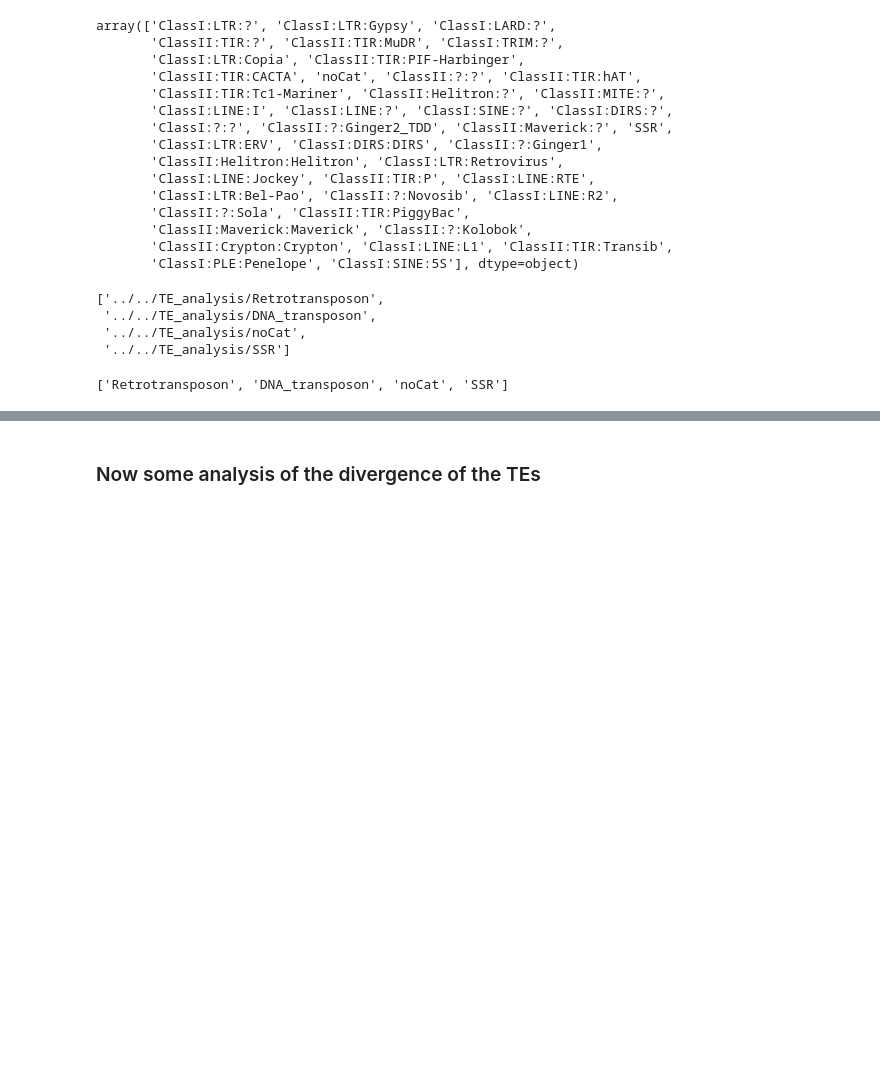
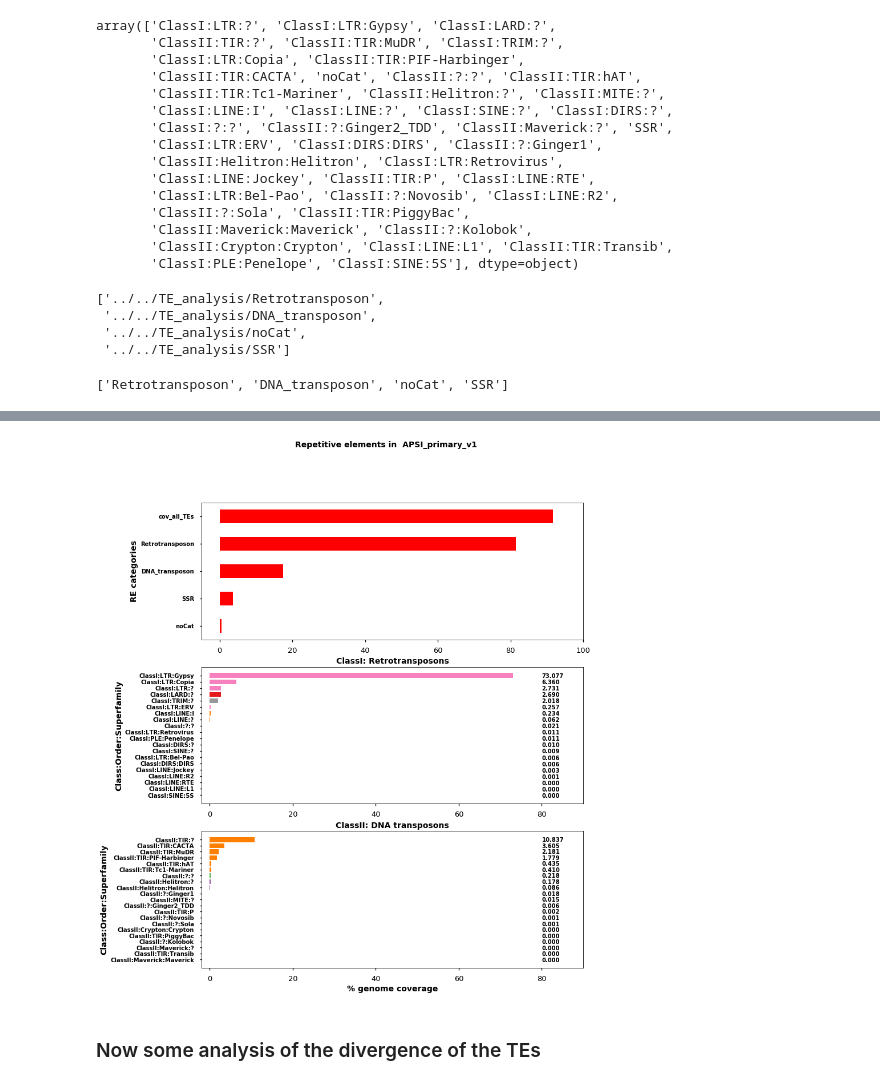
Before and after one commit to Team-Schwessinger/TE_myrtle_rust, a Jupyter notebook: notebooks/MRv01_TE_filtering_and_summary.ipynb, the cells around one changed output, grey strips where cells are left out. Saved outputs shown, nothing was run; the diff lists cells and outputs as text; code cells hidden in the pictures; blank space fills up the shorter version.

```diff
--- a/notebooks/MRv01_TE_filtering_and_summary.ipynb
+++ b/notebooks/MRv01_TE_filtering_and_summary.ipynb
@@ -762,3 +765,7 @@ cov_per_superfamily_df['Class:Order:Superfamily'] = cov_per_superfamily_df.index
 cov_per_superfamily_df['Class'] = cov_per_superfamily_df.apply(lambda row: TE_classification_filter(row['Class:Order:Superfamily'], 0), axis=1)
 cov_per_superfamily_df['Order'] = cov_per_superfamily_df.apply(lambda row: TE_classification_filter(row['Class:Order:Superfamily'], 1), axis=1)
 cov_per_superfamily_df['Superfamily'] = cov_per_superfamily_df.apply(lambda row: TE_classification_filter(row['Class:Order:Superfamily'], 2), axis=1)
+# %%
+cov_per_class_df = pd.DataFrame.from_dict(class_cov_dict).T
+cov_per_class_df.rename(columns={0: 'bp'}, inplace=True)
+cov_per_class_df['%'] = cov_per_class_df['bp']/genome_size*100
@@ -808,10 +794,0 @@ cov_per_order_df['%'] = round(cov_per_order_df['bp']/genome_size*100, 3)
-# %%
-cov_per_class['cov_all_TEs'] = cov_all_TEs
-cov_per_class_df = cov_per_class.T
-cov_per_class_df.rename(columns={1: 'bp'}, inplace=True)
-
-cov_per_class_df['%'] = round(cov_per_class_df['bp']/genome_size*100, 3)
-# %%
-cov_per_class_df.rename(index={'cov_all_TEs': 'Total RE coverage'}, inplace=True)
-# %%
-cov_per_class_df.sort_values('bp', ascending=True, inplace=True)
@@ -820,7 +795,7 @@ cov_per_class_df
 # %%
 plt.style.use('seaborn-talk')
 fig, (ax0, ax1, ax2) = plt.subplots(nrows=3, ncols=1, figsize=(12,15))
-fig.suptitle("Repetitive elements in P. striformis f. sp. tritici %s" % genome, fontsize=14, fontweight = 'bold')
+fig.suptitle("Repetitive elements in  %s" % genome, fontsize=14, fontweight = 'bold')
 
 #color cycle from color blind people
 CB_color_cycle = ['#377eb8', '#ff7f00', '#4daf4a',
@@ -828,8 +803,9 @@ CB_color_cycle = ['#377eb8', '#ff7f00', '#4daf4a',
 '#999999', '#e41a1c', '#dede00']
 
 #plot the overall genome coverage by repetitive element category
+cov_per_class_df.sort_values(['%'], inplace=True)
 cov_per_class_df.plot(kind='barh', y='%', ax=ax0,  color='r')
-ax0.set_xlim([-5,60])
+ax0.set_xlim([-5,100])
 ax0.legend().set_visible(False)
 ax0.set_yticklabels(list(cov_per_class_df.index),fontsize=10, fontweight='bold')
 ax0.set_ylabel(ylabel='RE categories', fontsize=14, fontweight='bold')
@@ -837,6 +813,7 @@ ax0.set_ylabel(ylabel='RE categories', fontsize=14, fontweight='bold')
 #plot class I
 classI_df = cov_per_superfamily_df[cov_per_superfamily_df['Class'] == 'Retrotransposon'].sort_values('%',\
                                                             ascending=True)
+classI_df.drop('Retrotransposon', inplace = True)
 #pick out the colors to do color matching on the order level
 tmp_cn = len(classI_df['Order'].unique())
 tmp_colors = CB_color_cycle[0:tmp_cn]
@@ -845,7 +822,7 @@ classI_df['Color'] = classI_df['Order'].apply(lambda x: tmp_col_dict[x])
 ax1.barh(np.arange(len(classI_df.index)), classI_df['%'],
         color=classI_df['Color'], ecolor='black')
 ax1.set_yticks(np.arange(len(classI_df.index)))
-ax1.set_xlim([-2,25])
+ax1.set_xlim([-2,90])
 ax1.set_yticklabels(list(classI_df.index),fontsize=10, fontweight='bold')
 ax1.set_ylabel(ylabel='Class:Order:Superfamily', fontsize=14, fontweight='bold')
 ax1.set_title('ClassI: Retrotransposons', fontsize=14, fontweight='bold')
@@ -853,42 +830,45 @@ ax1.set_title('ClassI: Retrotransposons', fontsize=14, fontweight='bold')
 #add tick lables
 
 for p, value in zip(ax1.patches, classI_df['%']):
-    ax1.annotate('{0:.3f}'.format(value), (18,p.get_y() * 1.005),fontsize=10, fontweight='bold' )
+    ax1.annotate('{0:.3f}'.format(value), (80,p.get_y() * 1.005),fontsize=10, fontweight='bold' )
 
 #plot class II
 classII_df = cov_per_superfamily_df[cov_per_superfamily_df['Class'] == 'DNA_transposon'].sort_values('%',\
                                                                                         ascending=True)
+classII_df.drop('DNA_transposon', inplace = True)
 
 #pick out the colors to do color matching on the order level
 tmp_cn = len(classII_df['Order'].unique())
 tmp_colors = CB_color_cycle[0:tmp_cn]
 tmp_col_dict = dict(zip(classII_df['Order'].unique(), tmp_colors))
 classII_df['Color'] = classII_df['Order'].apply(lambda x: tmp_col_dict[x])
 
 #plot the class II out
 
 ax2.barh(np.arange(len(classII_df.index)), classII_df['%'],
         color=classII_df['Color'], ecolor='black')
 
-ax2.set_xlim([-2,25])
+ax2.set_xlim([-2, 90])
 ax2.set_yticks(np.arange(len(classII_df.index)))
 
 ax2.set_yticklabels(list(classII_df.index),fontsize=10, fontweight='bold')
 ax2.set_ylabel(ylabel='Class:Order:Superfamily', fontsize=14, fontweight='bold')
 ax2.set_title('ClassII: DNA transposons', fontsize=14, fontweight='bold')
 ax2.set_xlabel('% genome coverage', fontsize=14, fontweight='bold')
 
 #add tick lables
 
 for p, value in zip(ax2.patches, classII_df['%']):
-    ax2.annotate('{0:.3f}'.format(value), (18 ,p.get_y() * 1.005),fontsize=10, fontweight='bold' )
+    ax2.annotate('{0:.3f}'.format(value), (80 ,p.get_y() * 1.005),fontsize=10, fontweight='bold' )
 
 
 ##OUTPATH for figures
 
-fig.savefig(os.path.join(out_dir, genome+'.REPET_summary_pc.seaborn-talk.png'), dpi=600, bbox_inches="tight")
+#fig.savefig(os.path.join(out_dir, genome+'.REPET_summary_pc.seaborn-talk.png'), dpi=600, bbox_inches="tight")
 outfn = os.path.join(OUTPATH, genome+'.REPET_summary_pc.seaborn-talk.tiff')
-fig.savefig(outfn, dpi=600, bbox_inches="tight")
+#fig.savefig(outfn, dpi=600, bbox_inches="tight")
+# %% [output]
+[figure, added]
 # %%
 plt.style.use('seaborn-talk')
 fig, (ax0, ax1, ax2) = plt.subplots(nrows=3, ncols=1, figsize=(12,15))
```
Also changed, not shown: parts of 71 cells of this notebook.
